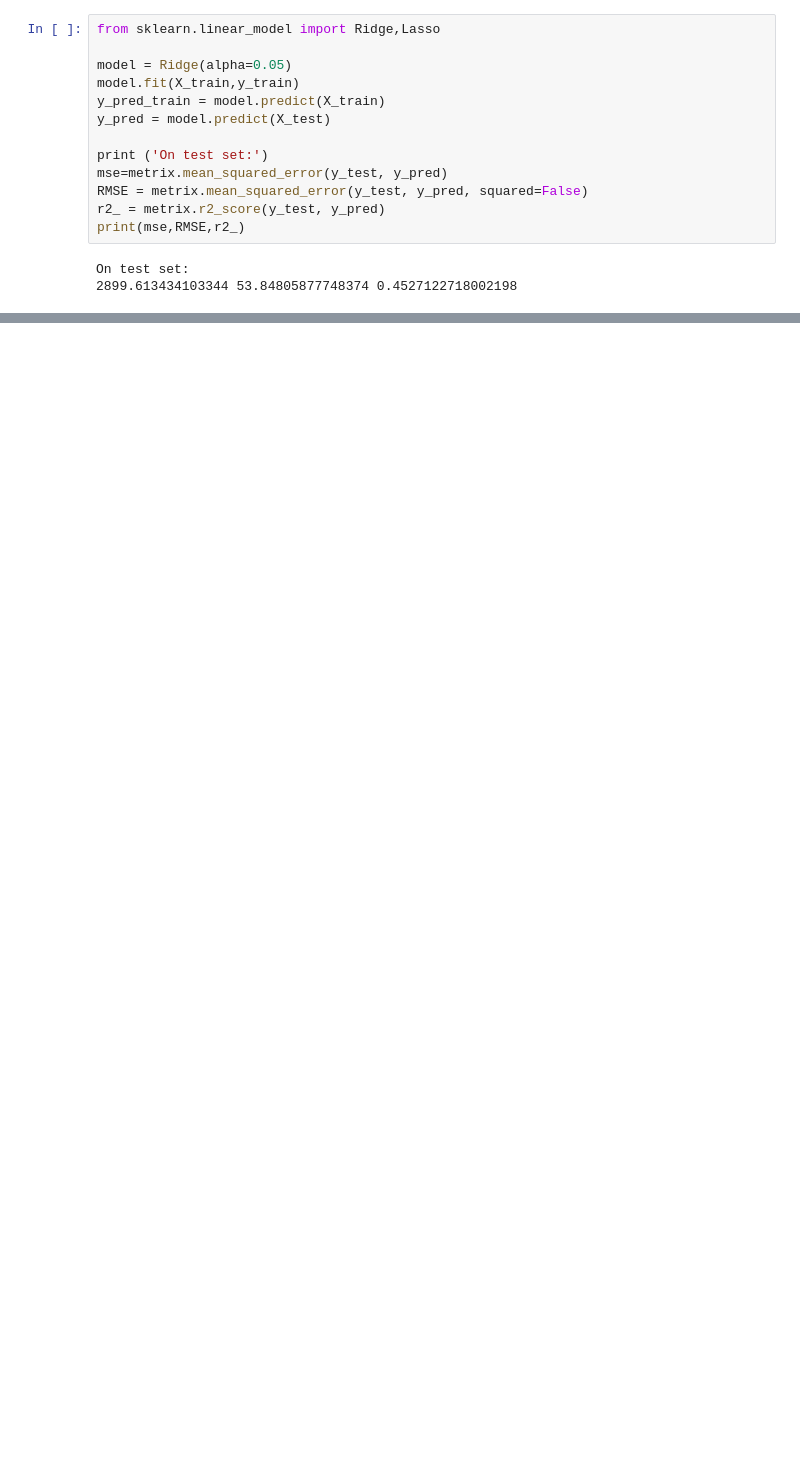
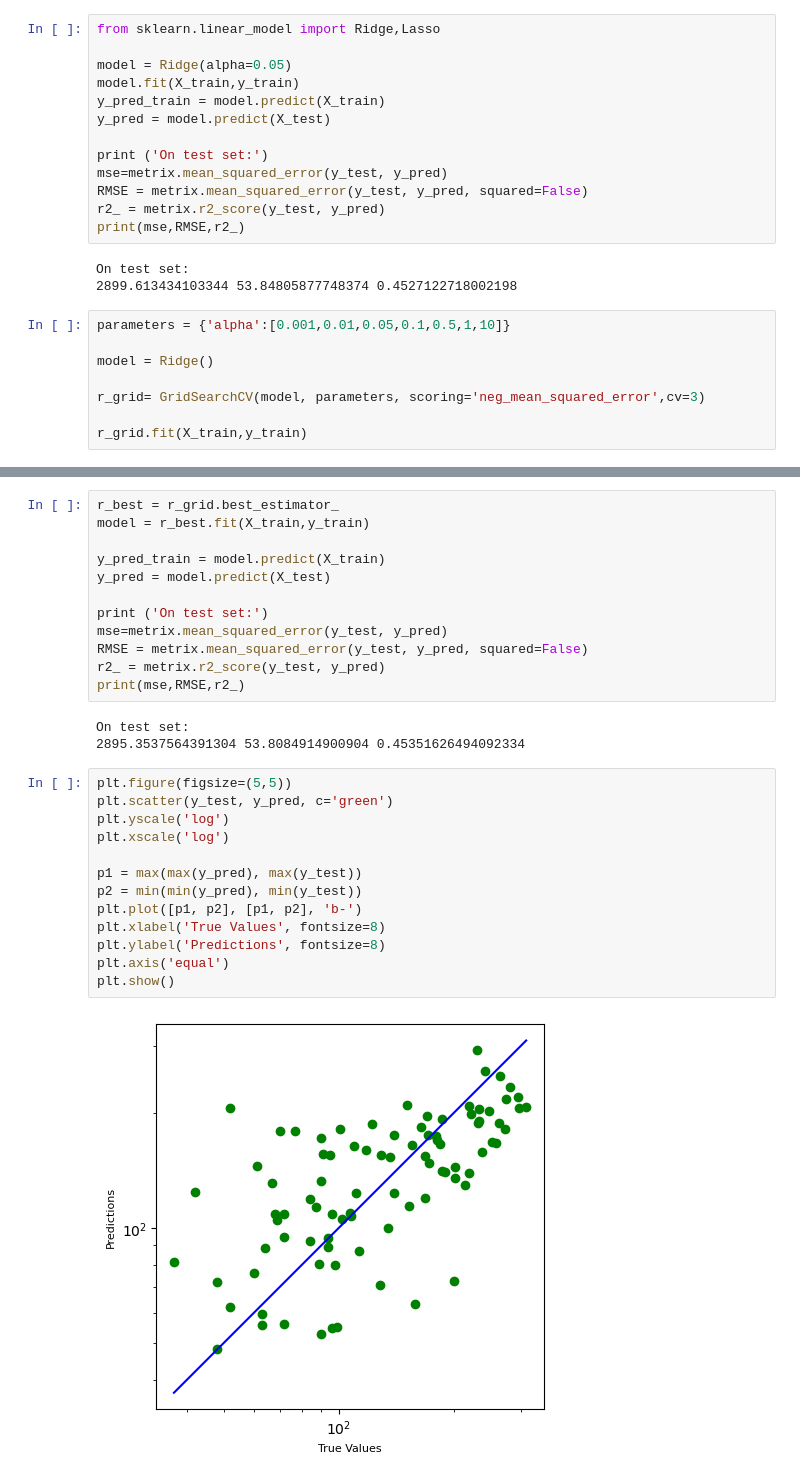
Before and after one commit to nicogkz/DS_Demo, a Jupyter notebook: 1_SimpleML/1_Regression/regression.ipynb, the cells around one changed output, grey strips where cells are left out. Drawn from its saved outputs; the diff is of its cells as text; blank space fills up the shorter version.

```diff
--- a/1_SimpleML/1_Regression/regression.ipynb
+++ b/1_SimpleML/1_Regression/regression.ipynb
@@ -358,3 +358,11 @@ print(mse,RMSE,r2_)
 # %% [output]
 On test set:
 2899.613434103344 53.84805877748374 0.4527122718002198
+# %%
+parameters = {'alpha':[0.001,0.01,0.05,0.1,0.5,1,10]}
+
+model = Ridge()
+
+r_grid= GridSearchCV(model, parameters, scoring='neg_mean_squared_error',cv=3)
+
+r_grid.fit(X_train,y_train)
@@ -360,0 +383,30 @@ On test set:
+# %%
+r_best = r_grid.best_estimator_
+model = r_best.fit(X_train,y_train)
+
+y_pred_train = model.predict(X_train)
+y_pred = model.predict(X_test)
+
+print ('On test set:')
+mse=metrix.mean_squared_error(y_test, y_pred)
+RMSE = metrix.mean_squared_error(y_test, y_pred, squared=False)
+r2_ = metrix.r2_score(y_test, y_pred)
+print(mse,RMSE,r2_)
+# %% [output]
+On test set:
+2895.3537564391304 53.8084914900904 0.45351626494092334
+# %%
+plt.figure(figsize=(5,5))
+plt.scatter(y_test, y_pred, c='green')
+plt.yscale('log')
+plt.xscale('log')
+
+p1 = max(max(y_pred), max(y_test))
+p2 = min(min(y_pred), min(y_test))
+plt.plot([p1, p2], [p1, p2], 'b-')
+plt.xlabel('True Values', fontsize=8)
+plt.ylabel('Predictions', fontsize=8)
+plt.axis('equal')
+plt.show()
+# %% [output]
+[figure, added]
```
Also changed, not shown: parts of 3 cells of this notebook.
